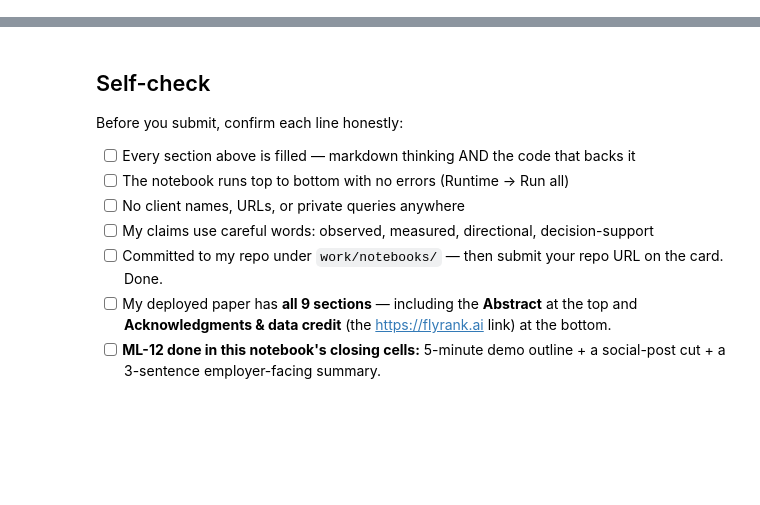
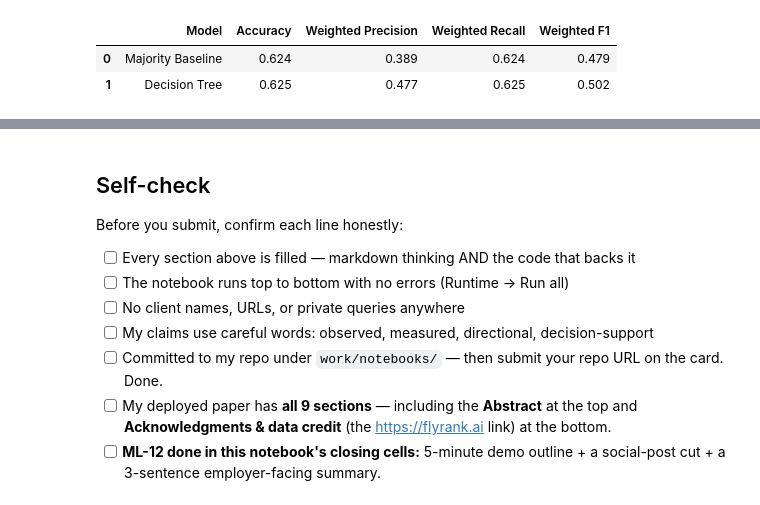
Before and after one commit to Areebaarain/flyrank-ml-internship, a Jupyter notebook: work/notebooks/capstone.ipynb, the cells around one changed output, grey strips where cells are left out. Cells and saved outputs as stored; diff of their text form; code cells hidden in the pictures; blank space fills up the shorter version.

```diff
--- a/work/notebooks/capstone.ipynb
+++ b/work/notebooks/capstone.ipynb
@@ -36,0 +108,13 @@ This skeleton is yours to fill. Work the sections **in order** — each one has
+# %%
+
+import pandas as pd
+import os
+
+path = "/content/flyrank-ml-internship/data/raw/content_refresh_anonymized.csv"
+
+print("File exists:", os.path.exists(path))
+
+df = pd.read_csv(path)
+
+print("Rows:", len(df))
+print("Columns:", len(df.columns))
@@ -36,0 +329,68 @@ This skeleton is yours to fill. Work the sections **in order** — each one has
+# %%
+# Section 4 — Results: Model vs Baseline
+
+from sklearn.metrics import (
+    accuracy_score,
+    precision_score,
+    recall_score,
+    f1_score
+)
+
+# -----------------------------
+# 1. Calculate metrics
+# -----------------------------
+
+baseline_results = {
+    "Model": "Majority Baseline",
+    "Accuracy": accuracy_score(y_test, baseline_predictions),
+    "Weighted Precision": precision_score(
+        y_test, baseline_predictions,
+        average="weighted",
+        zero_division=0
+    ),
+    "Weighted Recall": recall_score(
+        y_test, baseline_predictions,
+        average="weighted",
+        zero_division=0
+    ),
+    "Weighted F1": f1_score(
+        y_test, baseline_predictions,
+        average="weighted",
+        zero_division=0
+    )
+}
+
+tree_results = {
+    "Model": "Decision Tree",
+    "Accuracy": accuracy_score(y_test, tree_predictions),
+    "Weighted Precision": precision_score(
+        y_test, tree_predictions,
+        average="weighted",
+        zero_division=0
+    ),
+    "Weighted Recall": recall_score(
+        y_test, tree_predictions,
+        average="weighted",
+        zero_division=0
+    ),
+    "Weighted F1": f1_score(
+        y_test, tree_predictions,
+        average="weighted",
+        zero_division=0
+    )
+}
+
+# -----------------------------
+# 2. Honest comparison table
+# -----------------------------
+
+results_table = pd.DataFrame([
+    baseline_results,
+    tree_results
+])
+
+display(results_table.round(3))
+# %% [output]
+|  | Model | Accuracy | Weighted Precision | Weighted Recall | Weighted F1 |
+| 0 | Majority Baseline | 0.624 | 0.389 | 0.624 | 0.479 |
+| 1 | Decision Tree | 0.625 | 0.477 | 0.625 | 0.502 |
```
Also changed, not shown: parts of 18 cells of this notebook.
